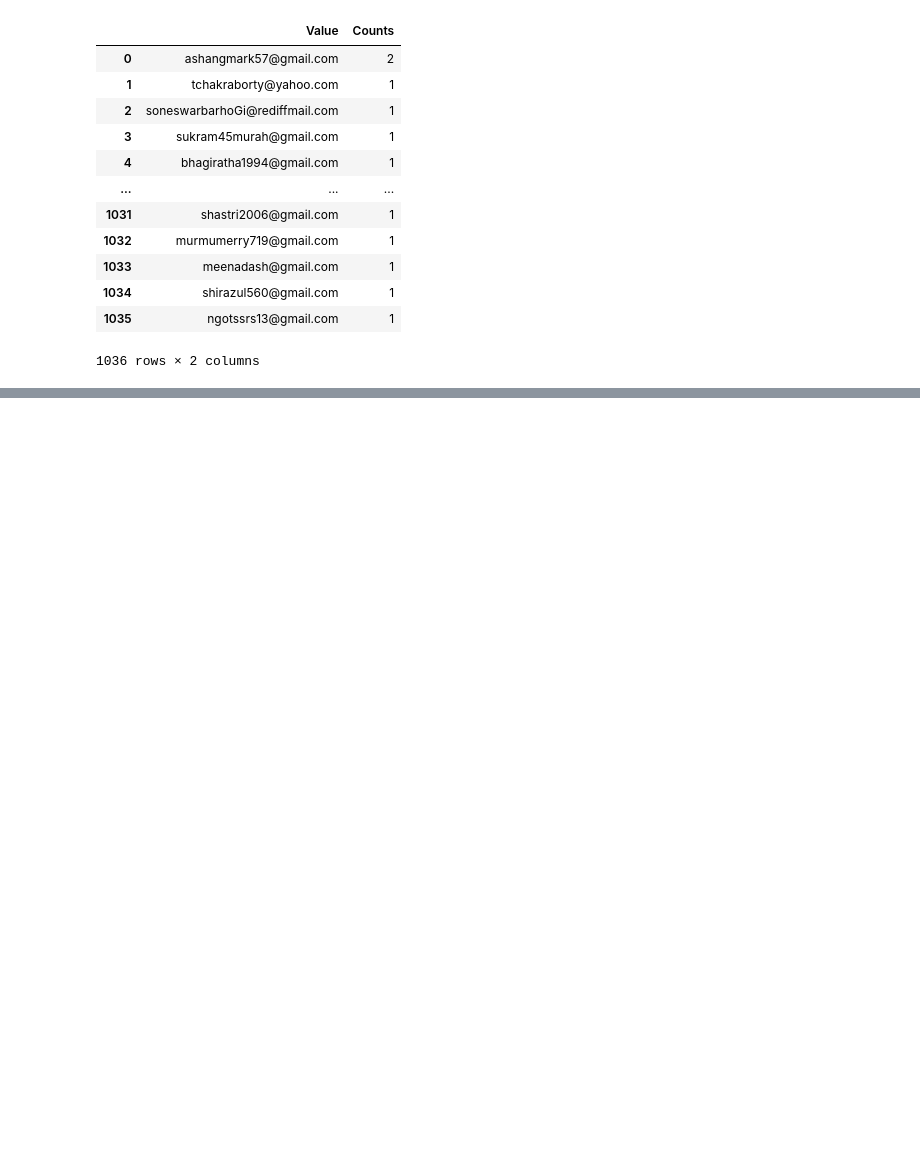
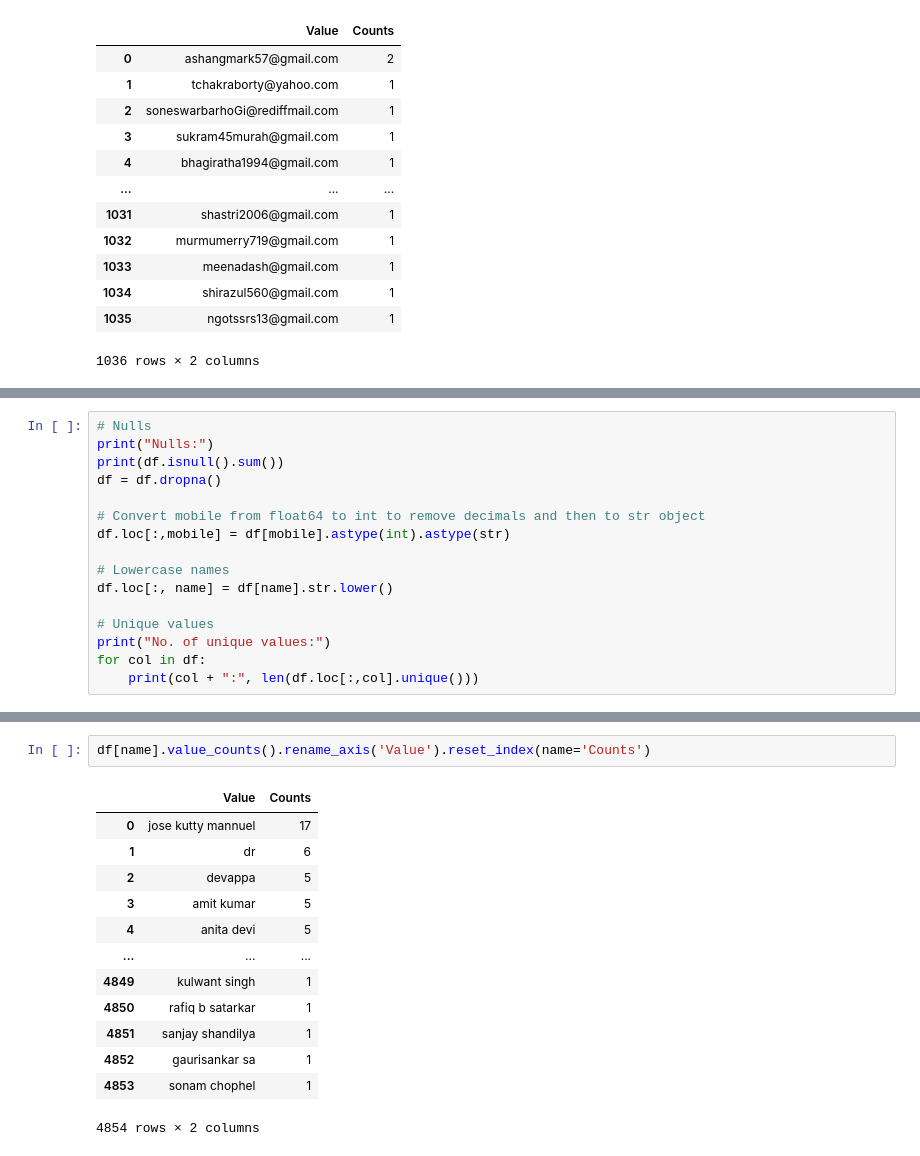
Before and after one commit to shayan-khoygani/Codebook, a Jupyter notebook: 42621 Final_Data_ngodarpan.gov.in/42621 Final_Data_ngodarpan.gov.in.ipynb, the cells around one changed output, grey strips where cells are left out. Cells and saved outputs as stored; diff of their text form; blank space fills up the shorter version.

```diff
--- a/42621 Final_Data_ngodarpan.gov.in/42621 Final_Data_ngodarpan.gov.in.ipynb
+++ b/42621 Final_Data_ngodarpan.gov.in/42621 Final_Data_ngodarpan.gov.in.ipynb
@@ -2065,0 +2102,16 @@ df[email].value_counts().rename_axis('Value').reset_index(name='Counts')
+# %%
+# Nulls
+print("Nulls:")
+print(df.isnull().sum())
+df = df.dropna()
+
+# Convert mobile from float64 to int to remove decimals and then to str object
+df.loc[:,mobile] = df[mobile].astype(int).astype(str)
+
+# Lowercase names
+df.loc[:, name] = df[name].str.lower()
+
+# Unique values
+print("No. of unique values:")
+for col in df:
+    print(col + ":", len(df.loc[:,col].unique()))
@@ -2065,0 +2128,16 @@ df[email].value_counts().rename_axis('Value').reset_index(name='Counts')
+# %%
+df[name].value_counts().rename_axis('Value').reset_index(name='Counts')
+# %% [output]
+|  | Value | Counts |
+| 0 | jose kutty mannuel | 17 |
+| 1 | dr | 6 |
+| 2 | devappa | 5 |
+| 3 | amit kumar | 5 |
+| 4 | anita devi | 5 |
+| ... | ... | ... |
+| 4849 | kulwant singh | 1 |
+| 4850 | rafiq b satarkar | 1 |
+| 4851 | sanjay shandilya | 1 |
+| 4852 | gaurisankar sa | 1 |
+| 4853 | sonam chophel | 1 |
+4854 rows × 2 columns
```
Also changed, not shown: parts of 7 cells of this notebook.
